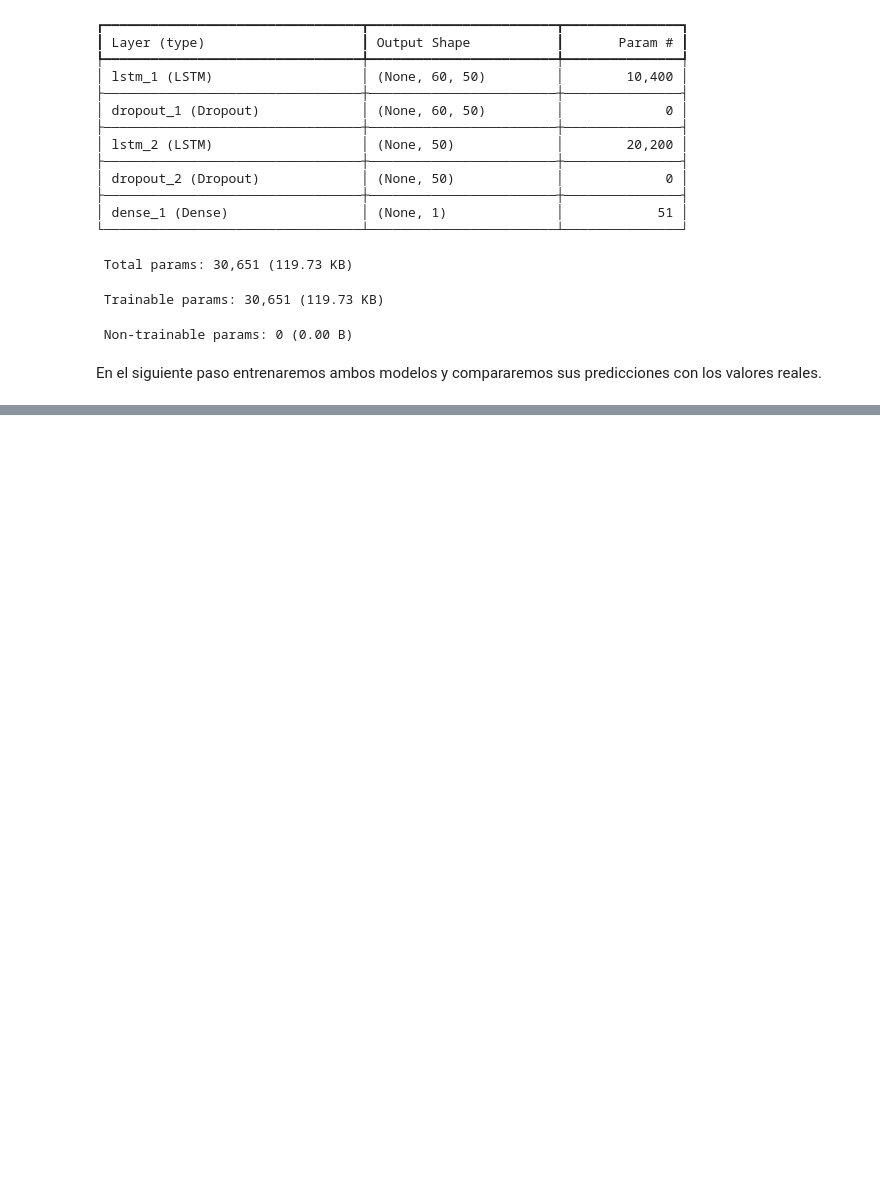
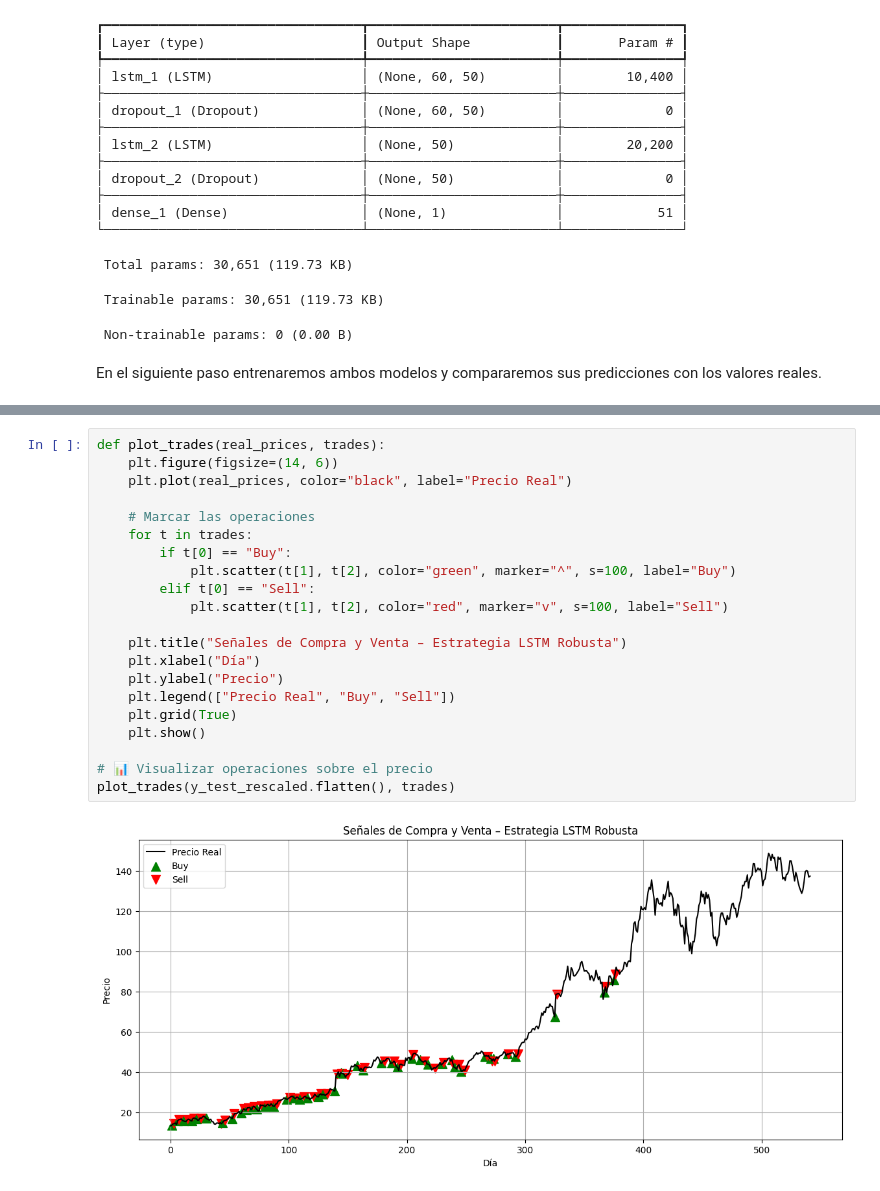
Before and after one commit to Parcex10/004_LSTM, a Jupyter notebook: report.ipynb, the cells around one changed output, grey strips where cells are left out. Cells and saved outputs as stored; diff of their text form; blank space fills up the shorter version.

```diff
--- a/report.ipynb
+++ b/report.ipynb
@@ -173,0 +385,23 @@ En el siguiente paso entrenaremos ambos modelos y compararemos sus predicciones
+# %%
+def plot_trades(real_prices, trades):
+    plt.figure(figsize=(14, 6))
+    plt.plot(real_prices, color="black", label="Precio Real")
+
+    # Marcar las operaciones
+    for t in trades:
+        if t[0] == "Buy":
+            plt.scatter(t[1], t[2], color="green", marker="^", s=100, label="Buy")
+        elif t[0] == "Sell":
+            plt.scatter(t[1], t[2], color="red", marker="v", s=100, label="Sell")
+
+    plt.title("Señales de Compra y Venta – Estrategia LSTM Robusta")
+    plt.xlabel("Día")
+    plt.ylabel("Precio")
+    plt.legend(["Precio Real", "Buy", "Sell"])
+    plt.grid(True)
+    plt.show()
+
+# 📊 Visualizar operaciones sobre el precio
+plot_trades(y_test_rescaled.flatten(), trades)
+# %% [output]
+[figure, added]
```
Also changed, not shown: parts of 17 cells of this notebook, 3 other files.
